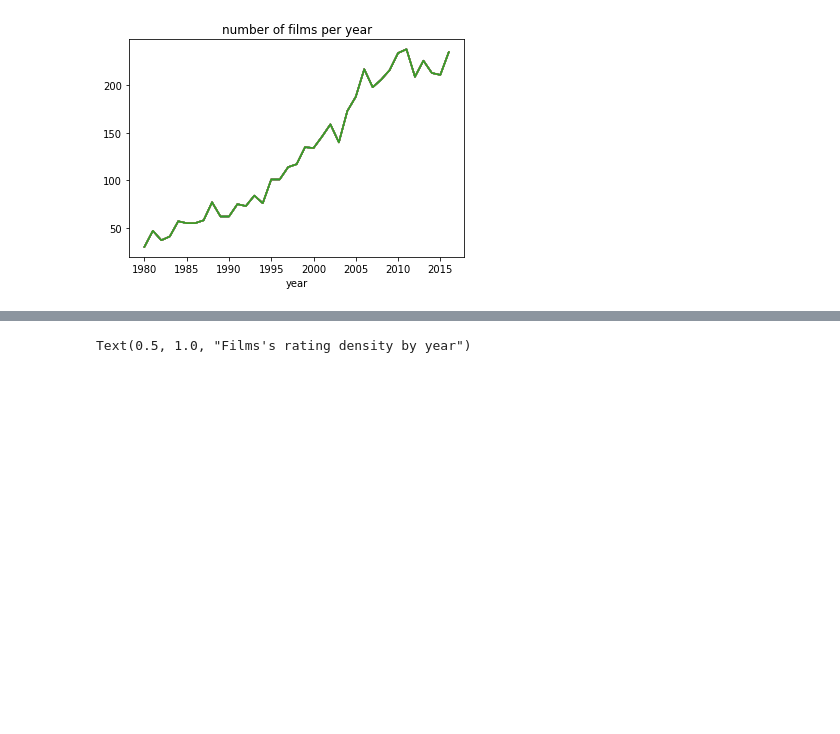
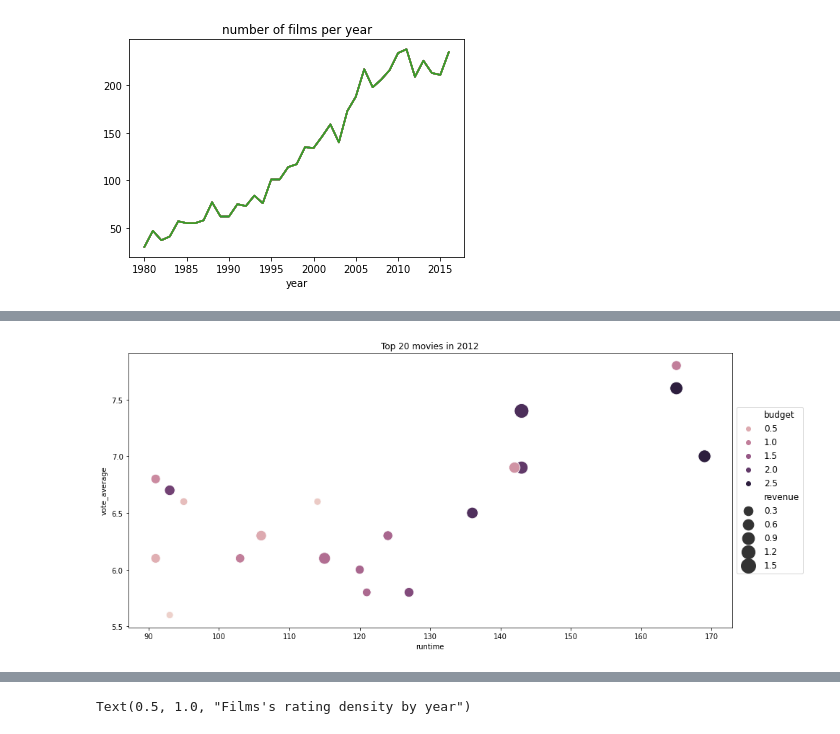
Before and after one commit to timetoai/movie_data_vis, a Jupyter notebook: EDA.ipynb, the cells around one changed output, grey strips where cells are left out. Saved outputs shown, nothing was run; the diff lists cells and outputs as text; code cells hidden in the pictures; blank space fills up the shorter version.

```diff
--- a/EDA.ipynb
+++ b/EDA.ipynb
@@ -161,2 +181,15 @@ df.groupby('year').count().plot(legend=False, title='number of films per year')
+# %%
+year = 2012
+
+top_movies = df[df.year == year].sort_values('popularity', ascending=False)[:20]
+plt.figure(figsize=(15, 7))
+sns.scatterplot(data=top_movies, x='runtime', y='vote_average', hue='budget', size='revenue', sizes=(100, 400))\
+    .legend(loc='center left', bbox_to_anchor=(1, 0.5), fontsize='large')
+# for i, row in top_movies.iterrows():
+#     plt.text(row.runtime - (len(row.title) // 3), row.vote_average + 0.1, row.title)
+plt.title(f"Top 20 movies in {year}")
+plt.show()
+# %% [output]
+[figure, added]
 # %%
 lang_agg = df.groupby('original_language', as_index=False).agg(count=('release_date', 'count')).sort_values('count', ascending=False)
```
Also changed, not shown: parts of 15 cells of this notebook, 1 other file.
